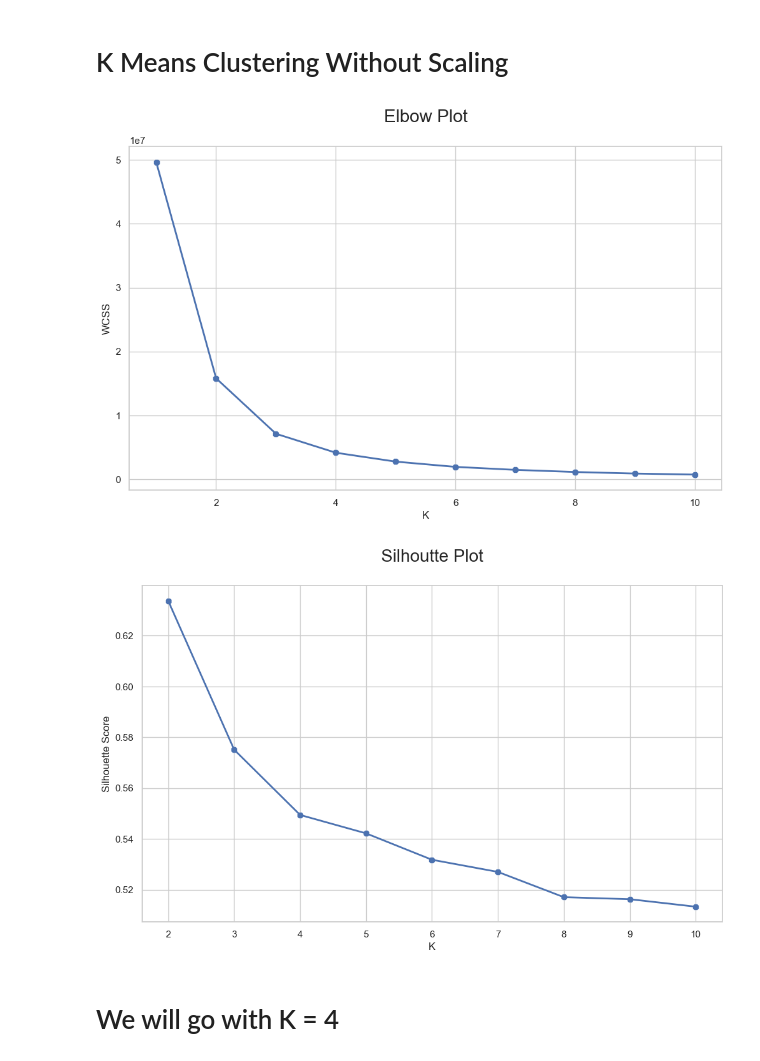
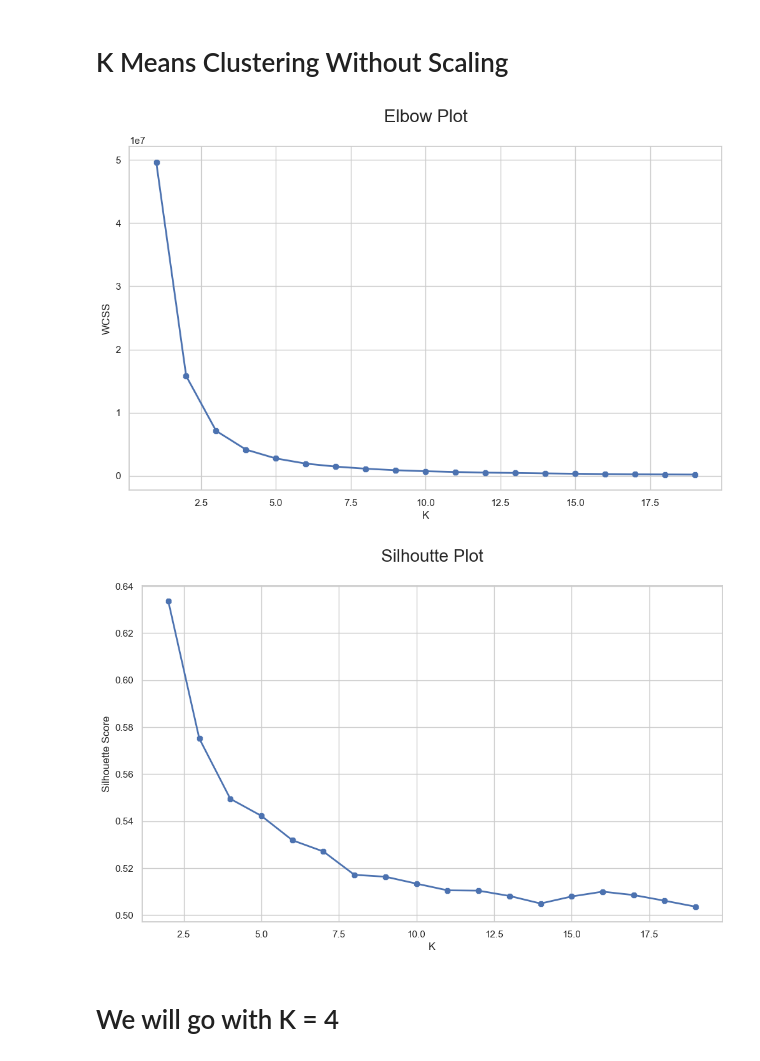
Before and after one commit to GClark89/MusicTrain, a Jupyter notebook: Model.ipynb, the cells around one changed output. Saved outputs shown, nothing was run; the diff lists cells and outputs as text; code cells hidden in the pictures.

```diff
--- a/Model.ipynb
+++ b/Model.ipynb
@@ -33,40 +33,40 @@ X1 = df.loc[:, ['dating', 'violence', 'world/life', 'night/time', 'shake the aud
        'sadness', 'feelings', 'age', 'len']].values
 wcss = []
 
-for k in range(1,11):
+for k in range(1,20):
     kmeans = KMeans(n_clusters= k, init="k-means++" , random_state= 42)
     kmeans.fit(X1)
     wcss.append(kmeans.inertia_)
 plt.figure(figsize= (12,7))
 
 sns.set(style="whitegrid")
-plt.plot(range(1, 11), wcss, linewidth = 2, marker = '8')
+plt.plot(range(1, 20), wcss, linewidth = 2, marker = '8')
 plt.title('Elbow Plot\n', fontsize = 20)
 plt.xlabel('K')
 plt.ylabel('WCSS')
 plt.show()
 # %% [output]
-[figure, old version]
+[figure, new version]
 # %%
 # Now lets create a plot of silhoutte score
 
 
 silhouette = []
-for k in range(2, 11):
+for k in range(2, 20):
 # create a Kmeans object initialized with `k` clusters and `init` parameter of `k-means++`
     kmeans = KMeans(n_clusters = k, init = 'k-means++',random_state= 42)
     predictions = kmeans.fit_predict(X1)
     silhouette.append(metrics.silhouette_score(X1, predictions))
 
 plt.figure(figsize = (12, 7))
 
-plt.plot(range(2, 11), silhouette, linewidth = 2, marker = '8')
+plt.plot(range(2, 20), silhouette, linewidth = 2, marker = '8')
 plt.title('Silhoutte Plot\n', fontsize = 20)
 plt.xlabel('K')
 plt.ylabel('Silhouette Score')
 plt.show()
 # %% [output]
-[figure, old version]
+[figure, new version]
 # %% [markdown]
 # We will go with K = 4
 # %%
```
Also changed, not shown: parts of 17 cells of this notebook, 2 other files.
